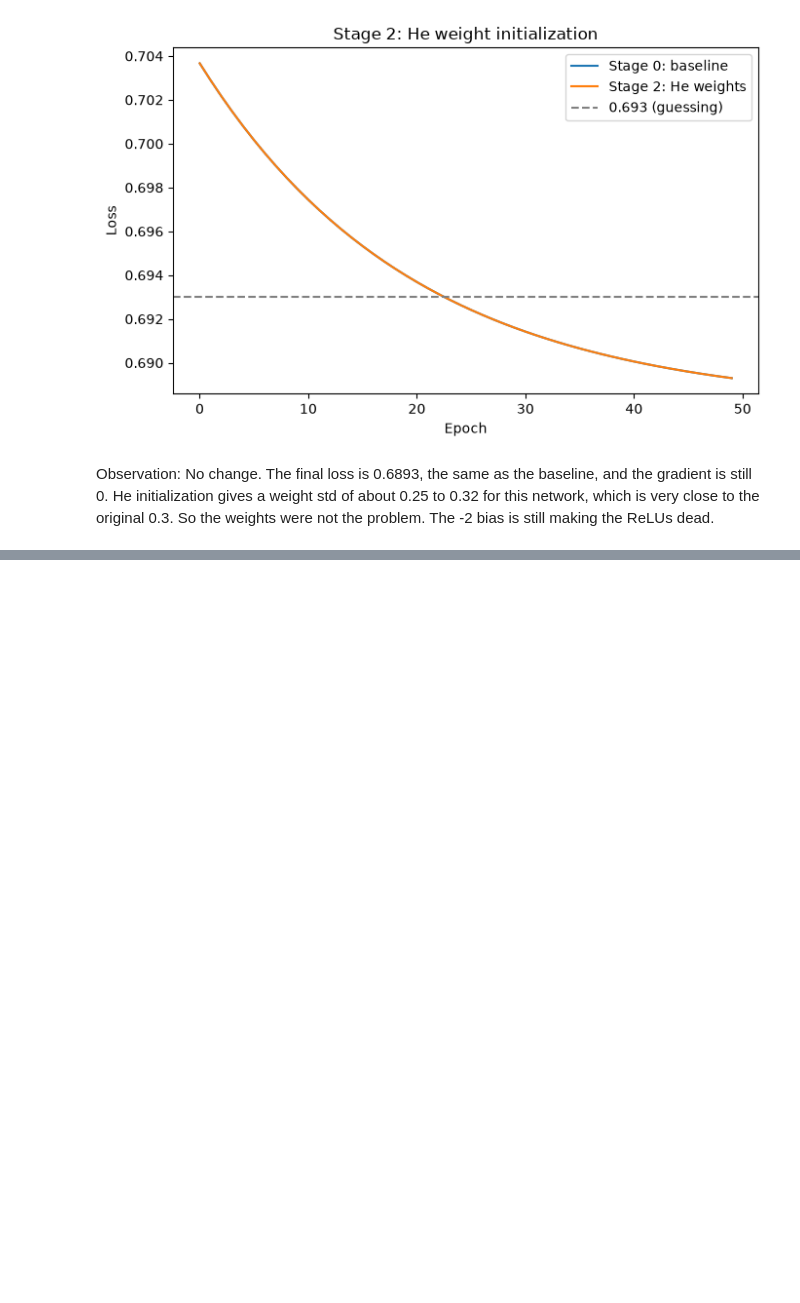
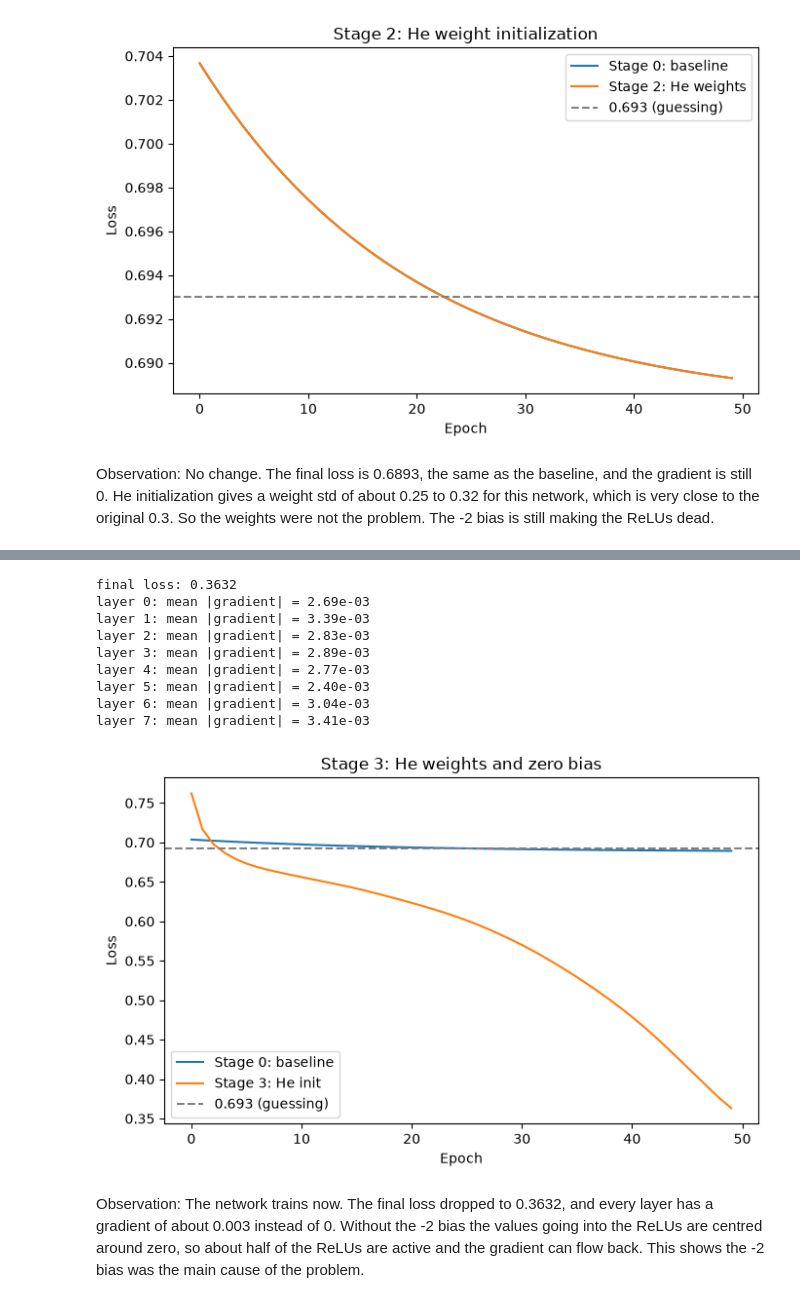
Before and after one commit to RjSalmonEng/AIGC-DeepLearning, a Jupyter notebook: Lab-2/Lab2.ipynb, the cells around one changed output, grey strips where cells are left out. Saved outputs shown, nothing was run; the diff lists cells and outputs as text; code cells hidden in the pictures; blank space fills up the shorter version.

Commit message:
LAB2: Stage 3 - zero the hidden biases to complete He initialization

```diff
--- a/Lab-2/Lab2.ipynb
+++ b/Lab-2/Lab2.ipynb
@@ -239,0 +245,28 @@ Observation: No change. The final loss is 0.6893, the same as the baseline, and
+# %%
+
+torch.manual_seed(0)
+model = BrokenNet()
+for layer in model.hidden:
+    nn.init.kaiming_normal_(layer.weight, nonlinearity="relu")
+    nn.init.zeros_(layer.bias)
+
+grad_results["Stage 3: He init"] = gradient_check(model)
+results["Stage 3: He init"] = train(model, torch.optim.SGD(model.parameters(), lr=0.1))
+print(f"final loss: {results['Stage 3: He init'][-1]:.4f}")
+for i, g in enumerate(grad_results["Stage 3: He init"]):
+    print(f"layer {i}: mean |gradient| = {g:.2e}")
+plot_losses(["Stage 0: baseline", "Stage 3: He init"], "Stage 3: He weights and zero bias", "stage3_zero_bias.png")
+# %% [output]
+final loss: 0.3632
+layer 0: mean |gradient| = 2.69e-03
+layer 1: mean |gradient| = 3.39e-03
+layer 2: mean |gradient| = 2.83e-03
+layer 3: mean |gradient| = 2.89e-03
+layer 4: mean |gradient| = 2.77e-03
+layer 5: mean |gradient| = 2.40e-03
+layer 6: mean |gradient| = 3.04e-03
+layer 7: mean |gradient| = 3.41e-03
+[figure, added]
+# %% [markdown]
+
+Observation: The network trains now. The final loss dropped to 0.3632, and every layer has a gradient of about 0.003 instead of 0. Without the -2 bias the values going into the ReLUs are centred around zero, so about half of the ReLUs are active and the gradient can flow back. This shows the -2 bias was the main cause of the problem.
```
Also changed, not shown: parts of 1 cell of this notebook, 1 other file.
